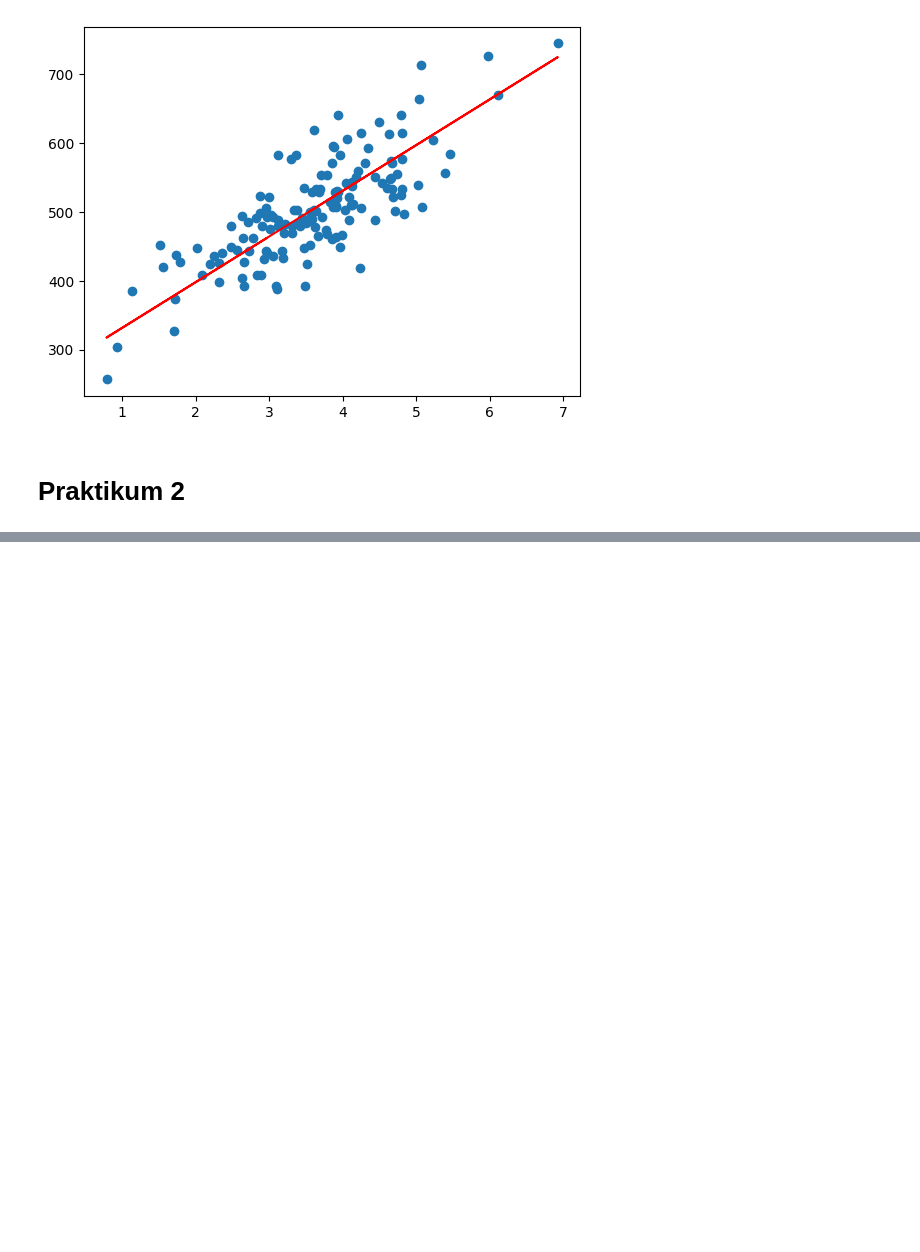
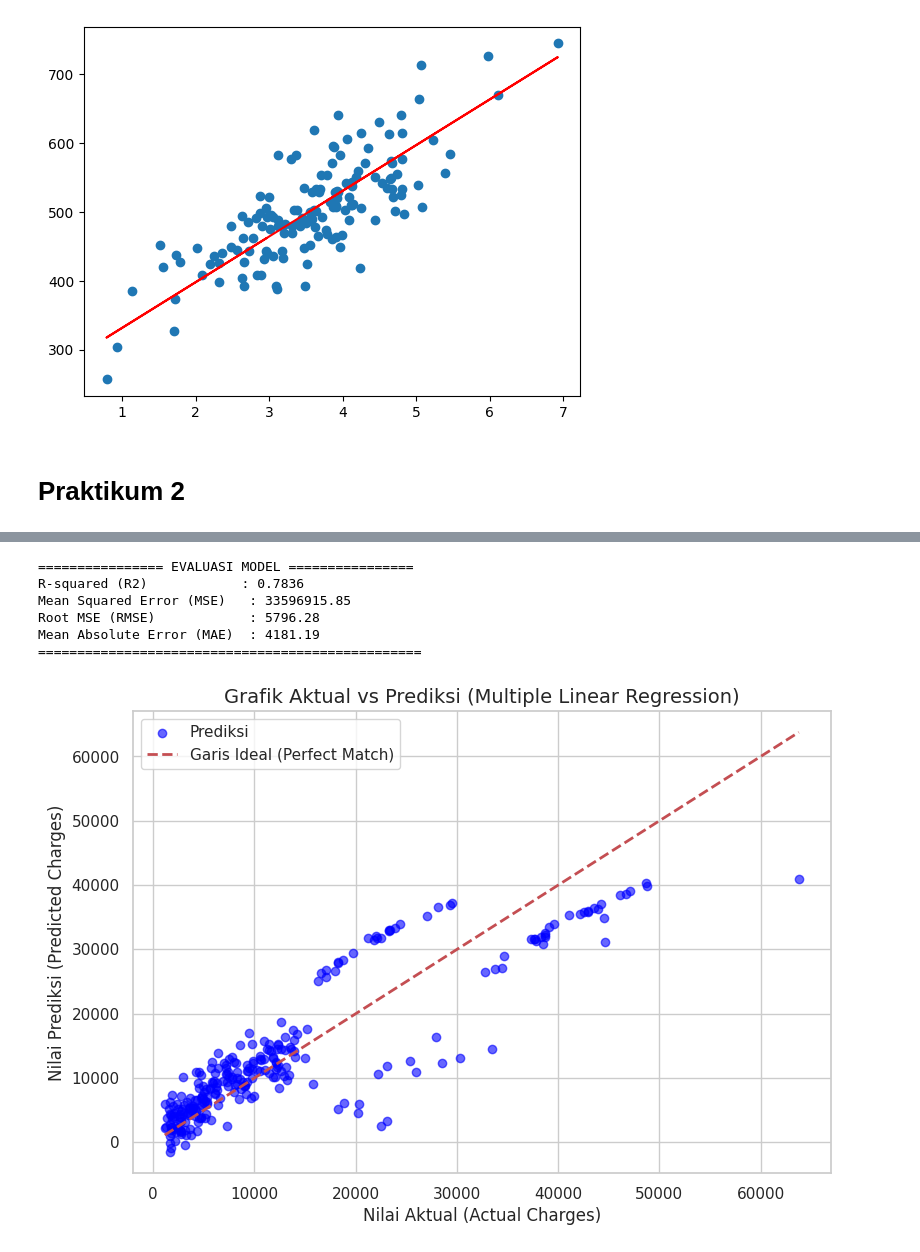
Before and after one commit to sandyy221/244107020029_PemMes, a Jupyter notebook: Jobsheet_6.ipynb, the cells around one changed output, grey strips where cells are left out. Drawn from its saved outputs; the diff is of its cells as text; code cells hidden in the pictures; blank space fills up the shorter version.

```diff
--- a/Jobsheet_6.ipynb
+++ b/Jobsheet_6.ipynb
@@ -303,0 +390,38 @@ R-squared: -0.7717363528203269
+# %%
+# 1. Inisialisasi dan Pelatihan Model
+model = LinearRegression()
+model.fit(X_train, y_train)
+
+# 2. Prediksi Data Uji
+y_pred = model.predict(X_test)
+
+# 3. Hitung Metrik Evaluasi
+r2 = r2_score(y_test, y_pred)
+mse = mean_squared_error(y_test, y_pred)
+rmse = np.sqrt(mse)
+mae = mean_absolute_error(y_test, y_pred)
+
+print("================ EVALUASI MODEL ================")
+print(f"R-squared (R2)            : {r2:.4f}")
+print(f"Mean Squared Error (MSE)   : {mse:.2f}")
+print(f"Root MSE (RMSE)            : {rmse:.2f}")
+print(f"Mean Absolute Error (MAE)  : {mae:.2f}")
+print("=================================================")
+
+# 4. Visualisasi Hasil Prediksi vs Nilai Aktual
+plt.figure(figsize=(9, 6))
+plt.scatter(y_test, y_pred, alpha=0.6, color='blue', label='Prediksi')
+plt.plot([y_test.min(), y_test.max()], [y_test.min(), y_test.max()], 'r--', lw=2, label='Garis Ideal (Perfect Match)')
+plt.xlabel('Nilai Aktual (Actual Charges)')
+plt.ylabel('Nilai Prediksi (Predicted Charges)')
+plt.title('Grafik Aktual vs Prediksi (Multiple Linear Regression)', fontsize=14)
+plt.legend()
+plt.show()
+# %% [output]
+================ EVALUASI MODEL ================
+R-squared (R2)            : 0.7836
+Mean Squared Error (MSE)   : 33596915.85
+Root MSE (RMSE)            : 5796.28
+Mean Absolute Error (MAE)  : 4181.19
+=================================================
+[figure, added]
```
Also changed, not shown: parts of 6 cells of this notebook.
